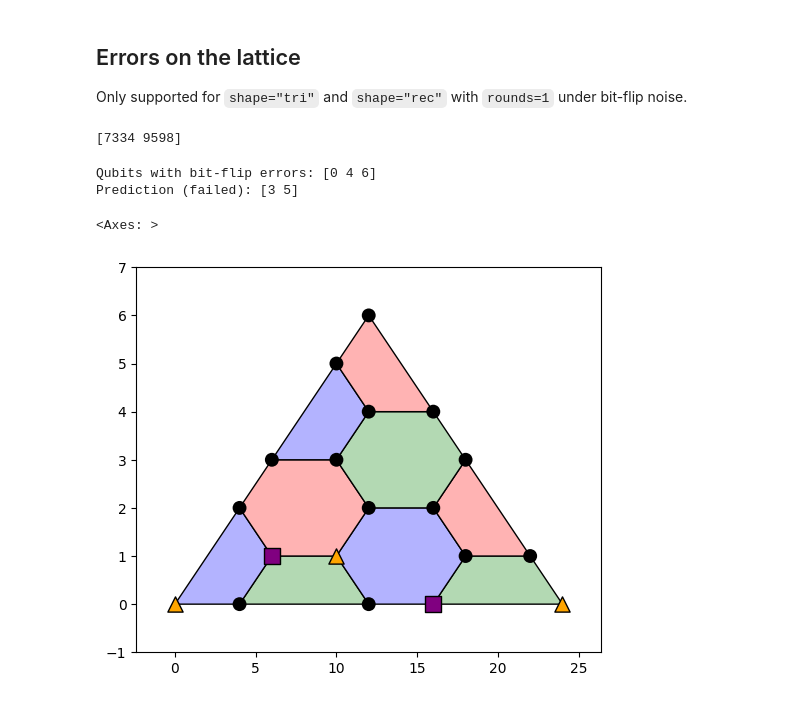
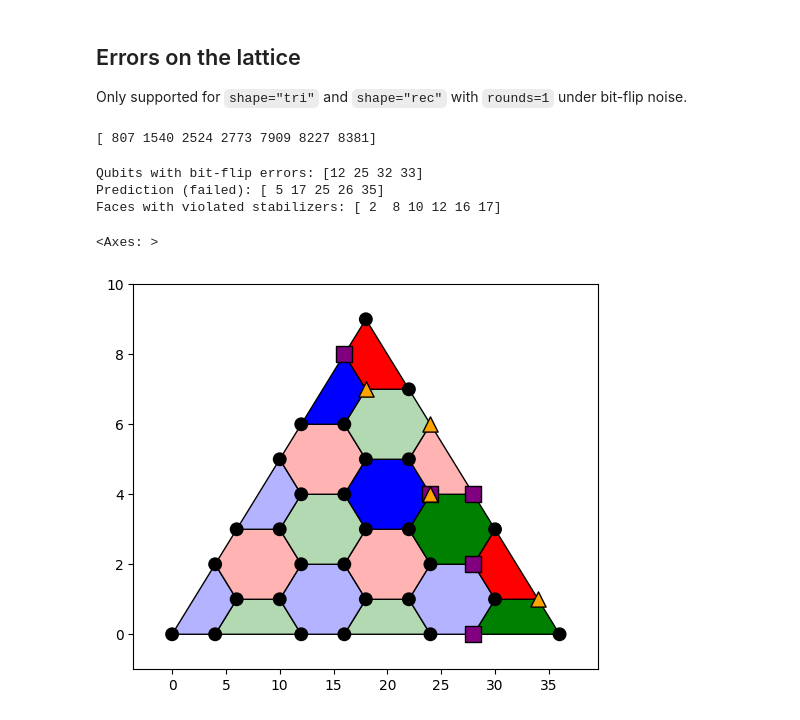
Before and after one commit to seokhyung-lee/color-code-stim, a Jupyter notebook: getting_started.ipynb, the cells around one changed output. Drawn from its saved outputs; the diff is of its cells as text; code cells hidden in the pictures.

Commit message:
Fix `partial_correction_by_decoding=True` option for `ColorCode.decode` & Enable face highlight on visualisation.

```diff
--- a/getting_started.ipynb
+++ b/getting_started.ipynb
@@ -224,7 +227,7 @@ colorcode.draw_lattice(show_axes=True)
 
 Only supported for `shape="tri"` and `shape="rec"` with `rounds=1` under bit-flip noise.
 # %%
-colorcode = ColorCode(d=5, rounds=1, shape="tri", p_bitflip=1e-2)
+colorcode = ColorCode(d=7, rounds=1, shape="tri", p_bitflip=2e-2)
 
 det, obs, err = colorcode.sample_with_errors(shots=10000, seed=42)
 pred, extra_outputs = colorcode.decode(det, full_output=True)
@@ -232,24 +235,28 @@ fail = obs ^ pred
 failed_samples = np.nonzero(fail)[0]
 print(failed_samples)
 # %% [output]
-[7334 9598]
+[ 807 1540 2524 2773 7909 8227 8381]
 # %%
 idx = failed_samples[0]
 err_qubits = colorcode.errors_to_qubits(err[idx])
 corr_qubits = colorcode.errors_to_qubits(extra_outputs["error_preds"][idx])
 err_qubits = np.nonzero(err_qubits)[0]
 corr_qubits = np.nonzero(corr_qubits)[0]
+violated_faces = np.nonzero(det[idx])[0]
 print("Qubits with bit-flip errors:", err_qubits)
 print("Prediction (failed):", corr_qubits)
+print("Faces with violated stabilizers:", violated_faces)
 # %% [output]
-Qubits with bit-flip errors: [0 4 6]
-Prediction (failed): [3 5]
+Qubits with bit-flip errors: [12 25 32 33]
+Prediction (failed): [ 5 17 25 26 35]
+Faces with violated stabilizers: [ 2  8 10 12 16 17]
 # %%
 colorcode.draw_lattice(
     show_axes=True,
     highlight_qubits=err_qubits,  # orange triangles
     highlight_qubits2=corr_qubits,  # purple rectangles
+    highlight_faces=violated_faces,  # dark faces
 )
 # %% [output]
 <Axes: >
-[figure, old version]
+[figure, new version]
```
Also changed, not shown: parts of 1 cell of this notebook, 3 other files.
